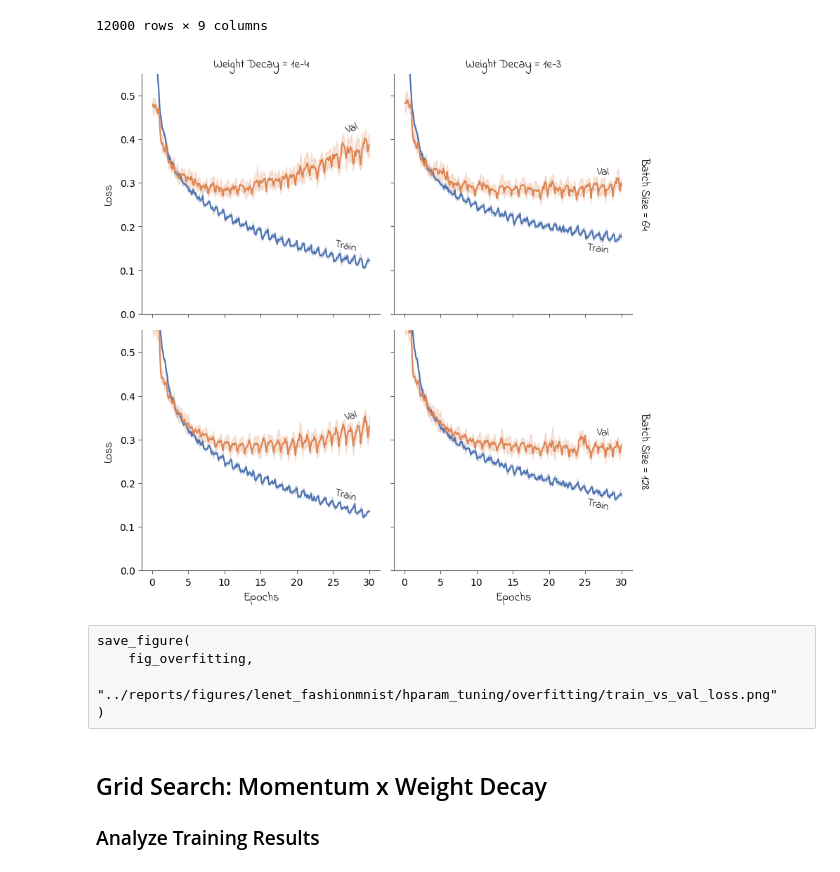
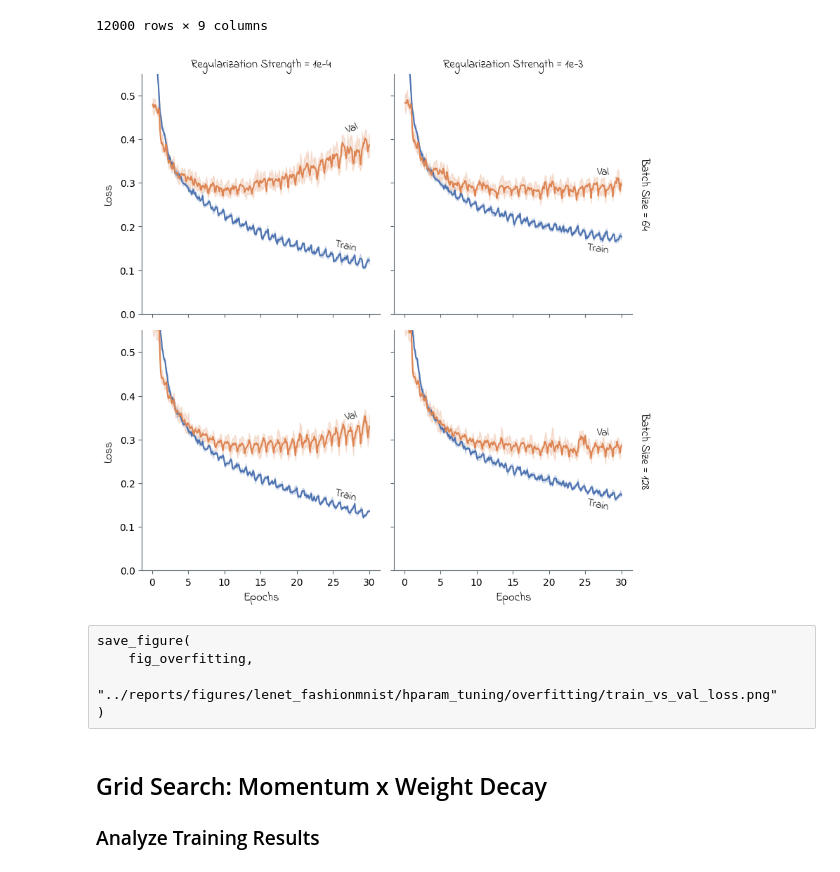
Before and after one commit to mrvnthss/rsa-vision-networks, a Jupyter notebook: notebooks/4.12-mt-data-analysis-lenet-fashionmnist.ipynb, the cells around one changed output. Drawn from its saved outputs; the diff is of its cells as text; code cells hidden in the pictures.

```diff
--- a/notebooks/4.12-mt-data-analysis-lenet-fashionmnist.ipynb
+++ b/notebooks/4.12-mt-data-analysis-lenet-fashionmnist.ipynb
@@ -310,7 +310,7 @@ with sns.axes_style({"axes.edgecolor": anthracite}):
 g.set_axis_labels("Epochs", "Loss", font=indie_flower, size=12)
 g.set_titles(
     row_template="Batch Size = {row_name}",
-    col_template="Weight Decay = {col_name}",
+    col_template="Regularization Strength = {col_name}",
     font=indie_flower,
     size=12
 )
@@ -345,39 +345,39 @@ label_val = {
     }
 }
 for (b, wd), ax in g.axes_dict.items():
     ax.text(
         label_train["pos"][(b, wd)][0],
         label_train["pos"][(b, wd)][1],
         "Train",
         ha="left",
         va="bottom",
         rotation=label_train["rot"][(b, wd)],
         font=indie_flower,
         size=11
     )
     ax.text(
         label_val["pos"][(b, wd)][0],
         label_val["pos"][(b, wd)][1],
         "Val",
         ha="left",
         va="bottom",
         rotation=label_val["rot"][(b, wd)],
         font=indie_flower,
         size=11
     )
 
 # Control figure aesthetics
 g.tick_params(color=anthracite)
 
 fig_overfitting = g.figure
 plt.show()
 # %% [output]
-[figure, old version]
+[figure, new version]
-# %% [raw]
-save_figure(
-    fig_overfitting,
-    "../reports/figures/lenet_fashionmnist/hparam_tuning/overfitting/train_vs_val_loss.png"
-)
+# %% [raw]
+save_figure(
+    fig_overfitting,
+    "../reports/figures/lenet_fashionmnist/hparam_tuning/overfitting/train_vs_val_loss.png"
+)
 # %% [markdown]
 ## Grid Search: Momentum x Weight Decay
 
```
Also changed, not shown: parts of 16 cells of this notebook, 5 other files.
